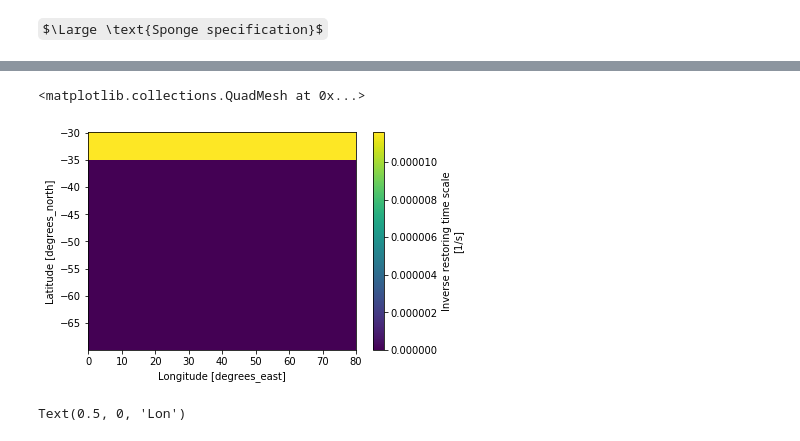
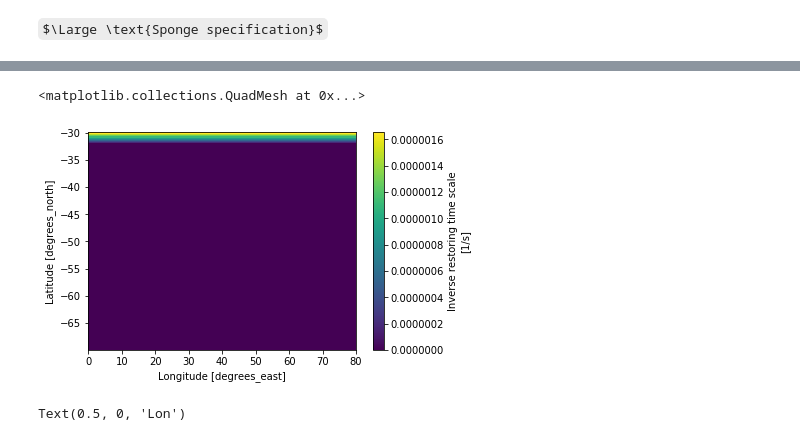
Before and after one commit to hmkhatri/MOM6-Channel-Southern-Ocean, a Jupyter notebook: Notebooks/Input_Files.ipynb, the cells around one changed output, grey strips where cells are left out. Cells and saved outputs as stored; diff of their text form; code cells hidden in the pictures; some formulas as TeX source.

```diff
--- a/Notebooks/Input_Files.ipynb
+++ b/Notebooks/Input_Files.ipynb
@@ -720,17 +758,17 @@ $\Large \text{Sponge specification}$
 # %%
-sponge_wid = 5. # in degrees
+sponge_wid = 2. # in degrees
 sp_wid = np.max(Y.isel(lonh=0).values) - Y.isel(lonh =0, lath = np.abs(Y.lath.values - np.max(Y.lath.values)
                                                                        + sponge_wid).argmin()).values
 
 sponge_width = [sp_wid, 0*sp_wid/2.] # This is the sponge in wind stress file
 
-idampval=[1./(7.*86400.),1./(7.*86400.)] # Relaxation of 7 days in sponge width at the northern boundary
+idampval = 1./(7.*86400.)
 
 sponge = xr.Dataset()
-sponge['idampseven'] = infs.def_sponge_dampingtimescale_north(Y,sponge_width=sponge_width,idampval=idampval)
+sponge['idampseven'] = infs.def_sponge_damping_linear_north(Y,sponge_width=sp_wid,idampval_max=idampval)
 
-idampval=[1./(1.*86400.),1./(1.*86400)] # Relaxation of 1 days in sponge width at the northern boundary
-sponge['idampone'] = infs.def_sponge_dampingtimescale_north(Y,sponge_width=sponge_width,idampval=idampval)
+idampval = 1./(1.*86400.) # Relaxation of 1 days in sponge width at the northern boundary
+sponge['idampone'] = infs.def_sponge_damping_linear_north(Y,sponge_width=sp_wid,idampval_max=idampval)
 
 sponge.idampseven.attrs['units'] = "1/s"
 sponge.idampseven.attrs['standard_name'] = "Inverse restoring time scale"
@@ -782,8 +820,8 @@ Data variables:
 # %%
-sponge['idampone'].plot()
+sponge['idampseven'].plot()
 # %% [output]
 <matplotlib.collections.QuadMesh at 0x...>
-[figure, old version]
+[figure, new version]
 # %%
 # Topography
 max_depth = 4000.
```
Also changed, not shown: parts of 12 cells of this notebook, 1 other file.
